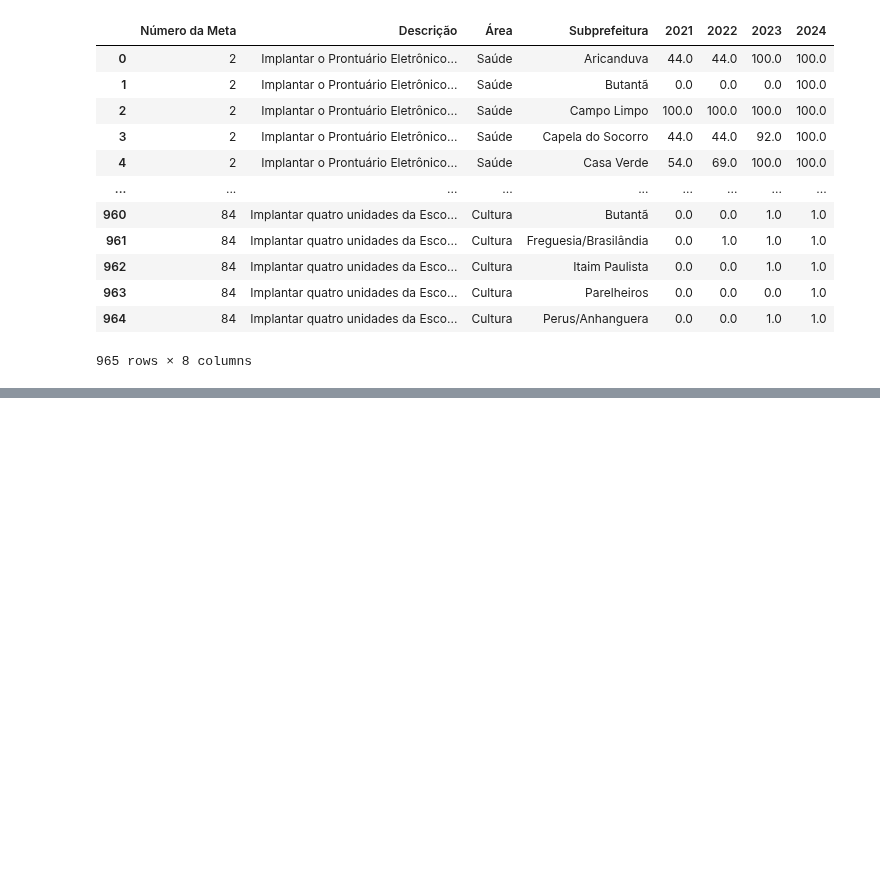
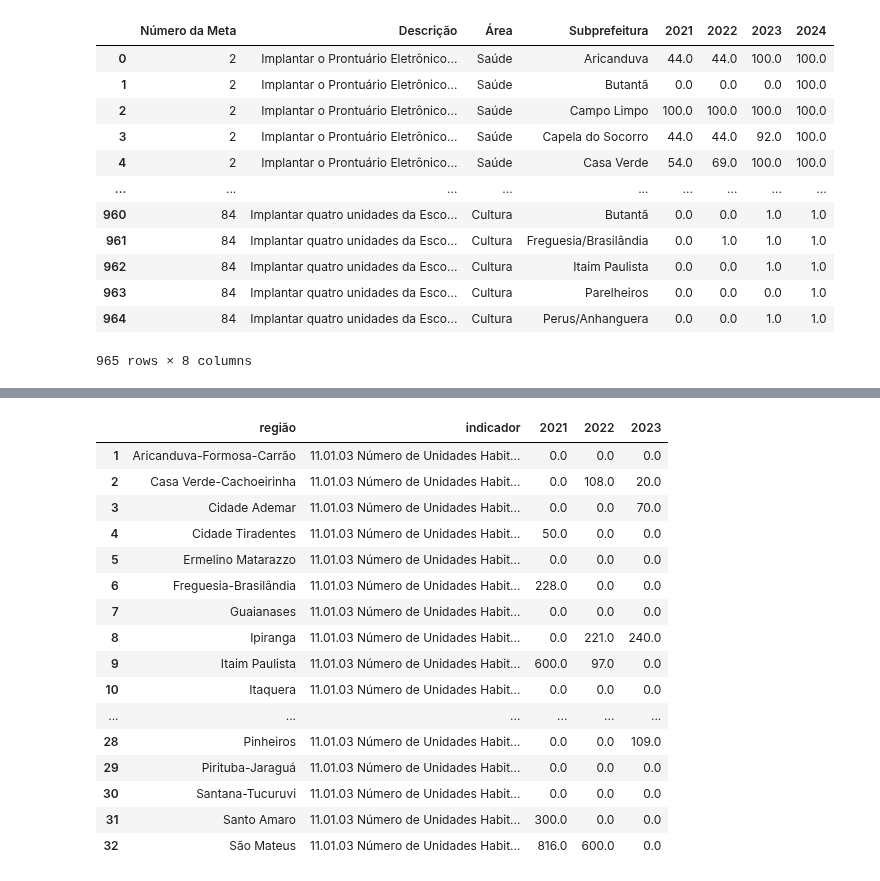
Before and after one commit to ObservatorioPoliticasTCM/datasp-dados, a Jupyter notebook: notebooks_outputs/urbanismo/03 habitação - extração.ipynb, the cells around one changed output, grey strips where cells are left out. Drawn from its saved outputs; the diff is of its cells as text; code cells hidden in the pictures; blank space fills up the shorter version.

```diff
--- a/notebooks_outputs/urbanismo/03 habitação - extração.ipynb
+++ b/notebooks_outputs/urbanismo/03 habitação - extração.ipynb
@@ -175,0 +220,28 @@ df_meta_12
+# %%
+df_his = df_his.loc[:, [
+    'região',
+    'indicador',
+    '2021',
+    '2022',
+    '2023'
+]]
+
+df_his
+# %% [output]
+|  | região | indicador | 2021 | 2022 | 2023 |
+| 1 | Aricanduva-Formosa-Carrão | 11.01.03 Número de Unidades Habit... | 0.0 | 0.0 | 0.0 |
+| 2 | Casa Verde-Cachoeirinha | 11.01.03 Número de Unidades Habit... | 0.0 | 108.0 | 20.0 |
+| 3 | Cidade Ademar | 11.01.03 Número de Unidades Habit... | 0.0 | 0.0 | 70.0 |
+| 4 | Cidade Tiradentes | 11.01.03 Número de Unidades Habit... | 50.0 | 0.0 | 0.0 |
+| 5 | Ermelino Matarazzo | 11.01.03 Número de Unidades Habit... | 0.0 | 0.0 | 0.0 |
+| 6 | Freguesia-Brasilândia | 11.01.03 Número de Unidades Habit... | 228.0 | 0.0 | 0.0 |
+| 7 | Guaianases | 11.01.03 Número de Unidades Habit... | 0.0 | 0.0 | 0.0 |
+| 8 | Ipiranga | 11.01.03 Número de Unidades Habit... | 0.0 | 221.0 | 240.0 |
+| 9 | Itaim Paulista | 11.01.03 Número de Unidades Habit... | 600.0 | 97.0 | 0.0 |
+| 10 | Itaquera | 11.01.03 Número de Unidades Habit... | 0.0 | 0.0 | 0.0 |
+| ... | ... | ... | ... | ... | ... |
+| 28 | Pinheiros | 11.01.03 Número de Unidades Habit... | 0.0 | 0.0 | 109.0 |
+| 29 | Pirituba-Jaraguá | 11.01.03 Número de Unidades Habit... | 0.0 | 0.0 | 0.0 |
+| 30 | Santana-Tucuruvi | 11.01.03 Número de Unidades Habit... | 0.0 | 0.0 | 0.0 |
+| 31 | Santo Amaro | 11.01.03 Número de Unidades Habit... | 300.0 | 0.0 | 0.0 |
+| 32 | São Mateus | 11.01.03 Número de Unidades Habit... | 816.0 | 600.0 | 0.0 |
```
Also changed, not shown: parts of 6 cells of this notebook, 1 other file.
